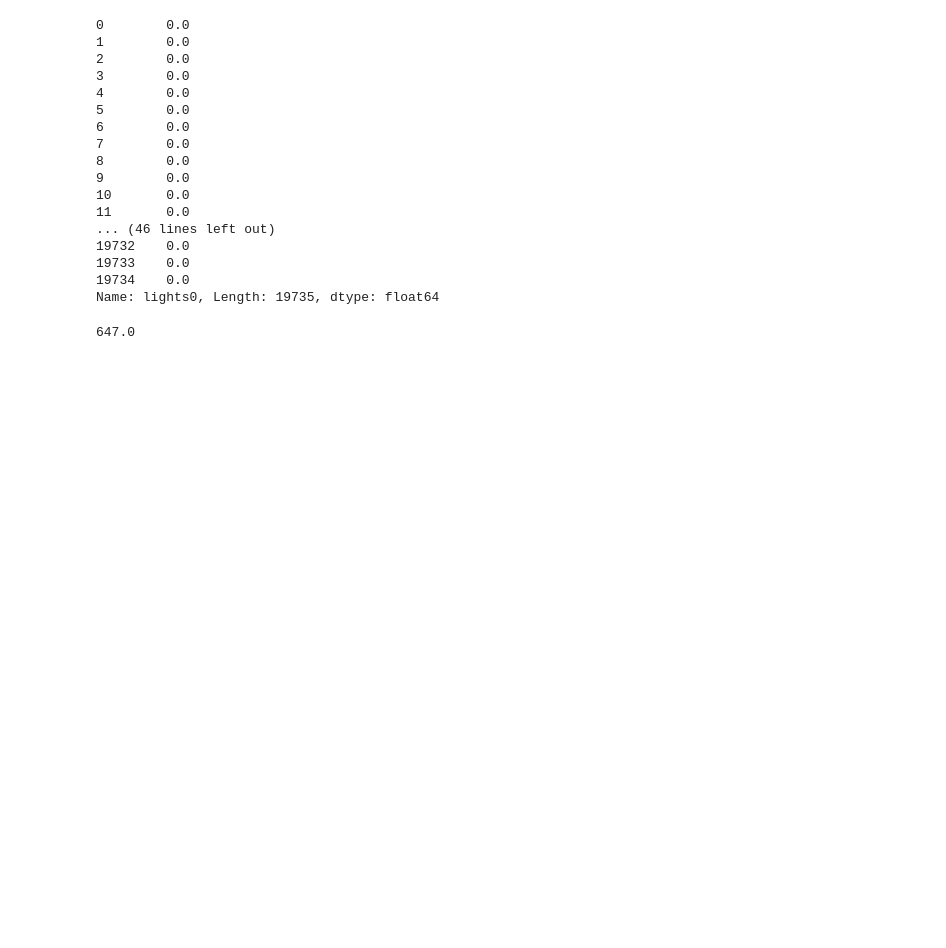
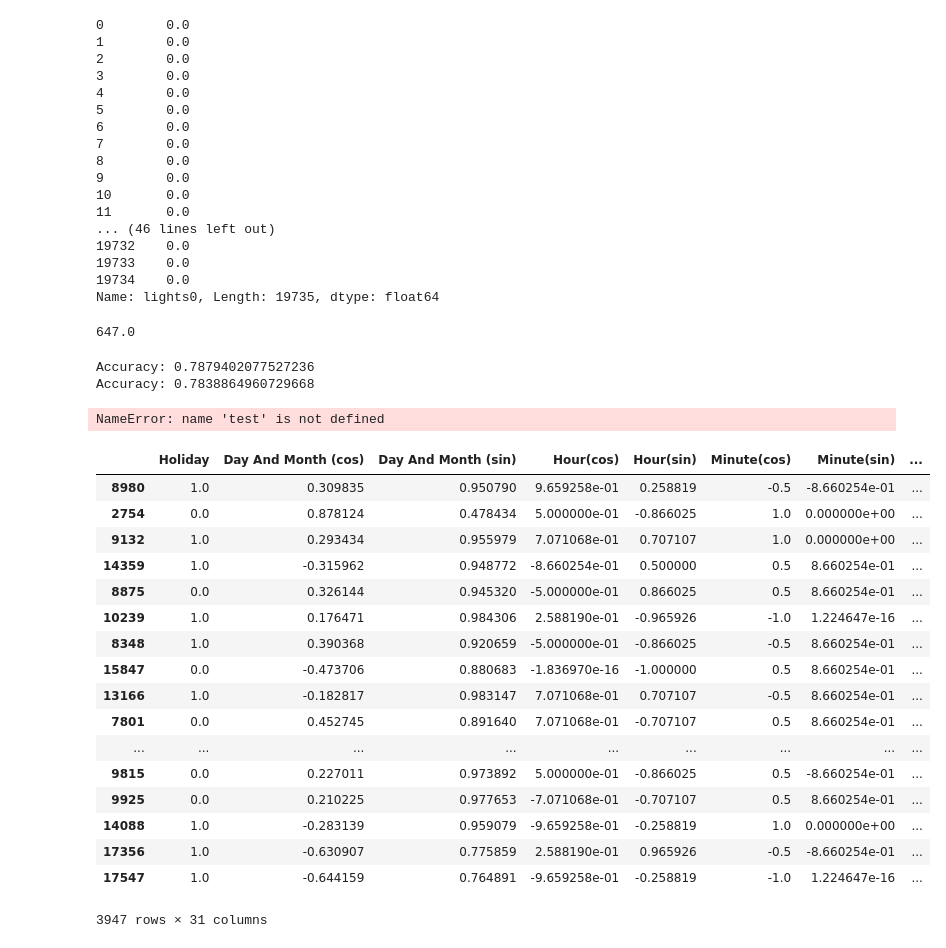
Before and after one commit to GwangPyo/Topics_in_Algebra_Project, a Jupyter notebook: PreparationWork.ipynb, the cells around one changed output. Saved outputs shown, nothing was run; the diff lists cells and outputs as text; code cells hidden in the pictures; blank space fills up the shorter version.

```diff
--- a/PreparationWork.ipynb
+++ b/PreparationWork.ipynb
@@ -257,3 +257,83 @@ Name: lights0, Length: 19735, dtype: float64
 sum(dataset['light3'][dataset['light3']==1] )
 # %% [output]
 647.0
+# %%
+import numpy as np
+import pandas as pd
+from sklearn.discriminant_analysis import LinearDiscriminantAnalysis
+from sklearn.model_selection import train_test_split
+
+data = pd.read_csv('preprocessed.csv')
+
+#%%y_data: lightcategories, x_data: all but light and appliances (maybe sort time).
+y_data = np.zeros(len(data))
+for i in range(len(y_data)):
+    if data['light1'][i] == 1:
+        y_data[i] = 1
+    elif data['light2'][i] == 1:
+        y_data[i] = 2
+    elif data['light3'][i] == 1:
+        y_data[i] = 3
+
+X_data = data.drop(['Appliances', 'lights0', 'light1', 'light2', 'light3'], axis=1)
+
+clf = LinearDiscriminantAnalysis(solver='svd', shrinkage=None, priors=None, n_components=None, store_covariance=False, tol=0.0001)
+clf.fit(X_data, y_data)
+
+#test = 1
+#print('Test:', clf.predict([X_data.iloc[test,:]]))
+#print('Real:', y_data[test])
+
+# Testing accuracy
+Acc = 0
+for i in range(len(y_data)):
+    if clf.predict([X_data.iloc[i,:]]) == y_data[i]:
+        Acc = Acc+1
+
+Acc = Acc/len(y_data)
+print('Accuracy:', Acc)
+
+#%% Splitting for training and test
+X_train, X_test, Y_train, Y_test = train_test_split(X_data,y_data, test_size=0.2, random_state=42)
+clf.fit(X_train, Y_train)
+
+#test = 1
+#print('Test:', clf.predict([X_test.iloc[test,:]]))
+#print('Real:', Y_test[test])
+
+Acc = 0
+for i in range(len(Y_test)):
+    if clf.predict([X_test.iloc[i,:]]) == Y_test[i]:
+        Acc = Acc+1
+
+Acc = Acc/len(Y_test)
+print('Accuracy:', Acc)
+# %% [output]
+Accuracy: 0.7879402077527236
+Accuracy: 0.7838864960729668
+# %%
+print('Test:', clf.predict([X_test.iloc[test,:]]))
+print('Real:', Y_test[test])
+# %% [output]
+NameError: name 'test' is not defined
+# %%
+X_test
+# %% [output]
+|  | Holiday | Day And Month (cos) | Day And Month (sin) | Hour(cos) | Hour(sin) | Minute(cos) | Minute(sin) | ... |
+| 8980 | 1.0 | 0.309835 | 0.950790 | 9.659258e-01 | 0.258819 | -0.5 | -8.660254e-01 | ... |
+| 2754 | 0.0 | 0.878124 | 0.478434 | 5.000000e-01 | -0.866025 | 1.0 | 0.000000e+00 | ... |
+| 9132 | 1.0 | 0.293434 | 0.955979 | 7.071068e-01 | 0.707107 | 1.0 | 0.000000e+00 | ... |
+| 14359 | 1.0 | -0.315962 | 0.948772 | -8.660254e-01 | 0.500000 | 0.5 | 8.660254e-01 | ... |
+| 8875 | 0.0 | 0.326144 | 0.945320 | -5.000000e-01 | 0.866025 | 0.5 | 8.660254e-01 | ... |
+| 10239 | 1.0 | 0.176471 | 0.984306 | 2.588190e-01 | -0.965926 | -1.0 | 1.224647e-16 | ... |
+| 8348 | 1.0 | 0.390368 | 0.920659 | -5.000000e-01 | -0.866025 | -0.5 | 8.660254e-01 | ... |
+| 15847 | 0.0 | -0.473706 | 0.880683 | -1.836970e-16 | -1.000000 | 0.5 | 8.660254e-01 | ... |
+| 13166 | 1.0 | -0.182817 | 0.983147 | 7.071068e-01 | 0.707107 | -0.5 | 8.660254e-01 | ... |
+| 7801 | 0.0 | 0.452745 | 0.891640 | 7.071068e-01 | -0.707107 | 0.5 | 8.660254e-01 | ... |
+| ... | ... | ... | ... | ... | ... | ... | ... | ... |
+| 9815 | 0.0 | 0.227011 | 0.973892 | 5.000000e-01 | -0.866025 | 0.5 | -8.660254e-01 | ... |
+| 9925 | 0.0 | 0.210225 | 0.977653 | -7.071068e-01 | -0.707107 | 0.5 | 8.660254e-01 | ... |
+| 14088 | 1.0 | -0.283139 | 0.959079 | -9.659258e-01 | -0.258819 | 1.0 | 0.000000e+00 | ... |
+| 17356 | 1.0 | -0.630907 | 0.775859 | 2.588190e-01 | 0.965926 | -0.5 | -8.660254e-01 | ... |
+| 17547 | 1.0 | -0.644159 | 0.764891 | -9.659258e-01 | -0.258819 | -1.0 | 1.224647e-16 | ... |
+3947 rows × 31 columns
```
Also changed, not shown: 1 other file.
